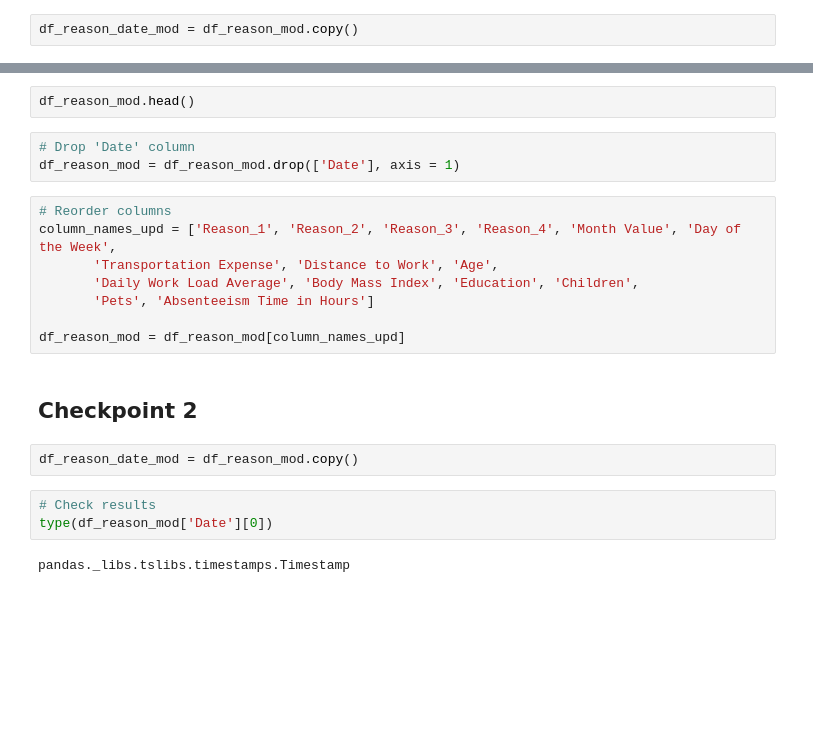
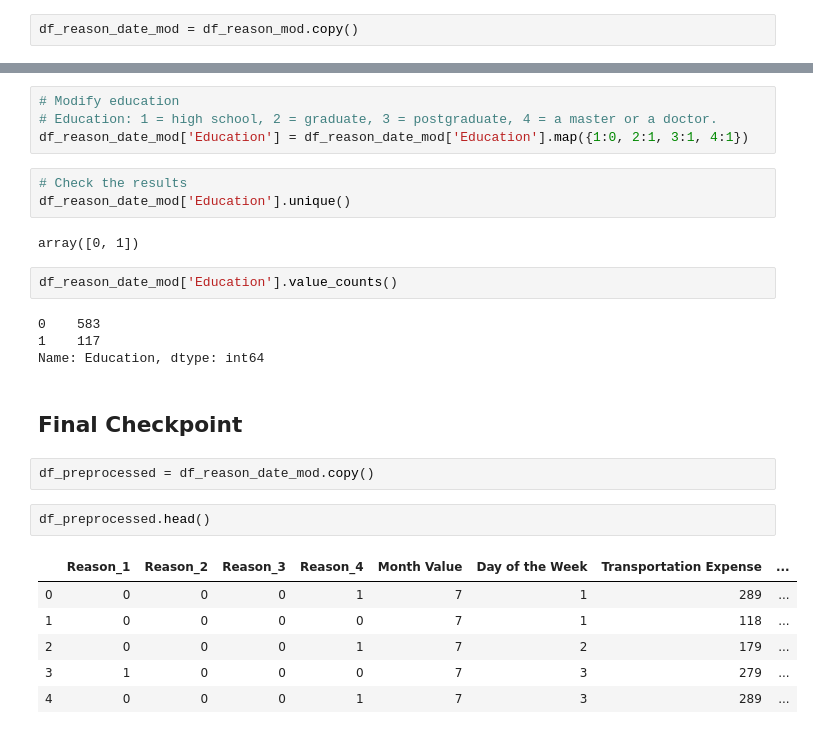
Before and after one commit to SimonSlominski/Data_Science, a Jupyter notebook: 02_Absenteeism_Analytics/Absenteeism_preprocessing.ipynb, the cells around one changed output, grey strips where cells are left out. Drawn from its saved outputs; the diff is of its cells as text; blank space fills up the shorter version.

```diff
--- a/02_Absenteeism_Analytics/Absenteeism_preprocessing.ipynb
+++ b/02_Absenteeism_Analytics/Absenteeism_preprocessing.ipynb
@@ -339,22 +334,28 @@ df_reason_mod['Day of the Week'] = df_reason_mod['Date'].apply(date_to_weekday)
+# %%
+# Modify education
+# Education: 1 = high school, 2 = graduate, 3 = postgraduate, 4 = a master or a doctor.
+df_reason_date_mod['Education'] = df_reason_date_mod['Education'].map({1:0, 2:1, 3:1, 4:1})
+# %%
+# Check the results
+df_reason_date_mod['Education'].unique()
+# %% [output]
+array([0, 1])
+# %%
+df_reason_date_mod['Education'].value_counts()
+# %% [output]
+0    583
+1    117
+Name: Education, dtype: int64
+# %% [markdown]
+## Final Checkpoint
+# %%
+df_preprocessed = df_reason_date_mod.copy()
 # %%
-df_reason_mod.head()
+df_preprocessed.head()
+# %% [output]
+|  | Reason_1 | Reason_2 | Reason_3 | Reason_4 | Month Value | Day of the Week | Transportation Expense | ... |
+| 0 | 0 | 0 | 0 | 1 | 7 | 1 | 289 | ... |
+| 1 | 0 | 0 | 0 | 0 | 7 | 1 | 118 | ... |
+| 2 | 0 | 0 | 0 | 1 | 7 | 2 | 179 | ... |
+| 3 | 1 | 0 | 0 | 0 | 7 | 3 | 279 | ... |
+| 4 | 0 | 0 | 0 | 1 | 7 | 3 | 289 | ... |
-# %%
-# Drop 'Date' column
-df_reason_mod = df_reason_mod.drop(['Date'], axis = 1)
-# %%
-# Reorder columns
-column_names_upd = ['Reason_1', 'Reason_2', 'Reason_3', 'Reason_4', 'Month Value', 'Day of the Week',
-       'Transportation Expense', 'Distance to Work', 'Age',
-       'Daily Work Load Average', 'Body Mass Index', 'Education', 'Children',
-       'Pets', 'Absenteeism Time in Hours']
-
-df_reason_mod = df_reason_mod[column_names_upd]
-# %% [markdown]
-## Checkpoint 2
-# %%
-df_reason_date_mod = df_reason_mod.copy()
-# %%
-# Check results
-type(df_reason_mod['Date'][0])
-# %% [output]
-pandas._libs.tslibs.timestamps.Timestamp
```
Also changed, not shown: parts of 25 cells of this notebook.
